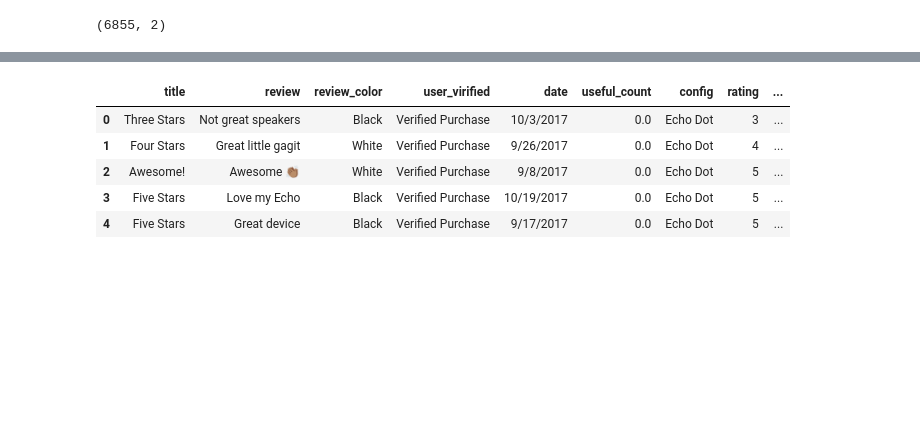
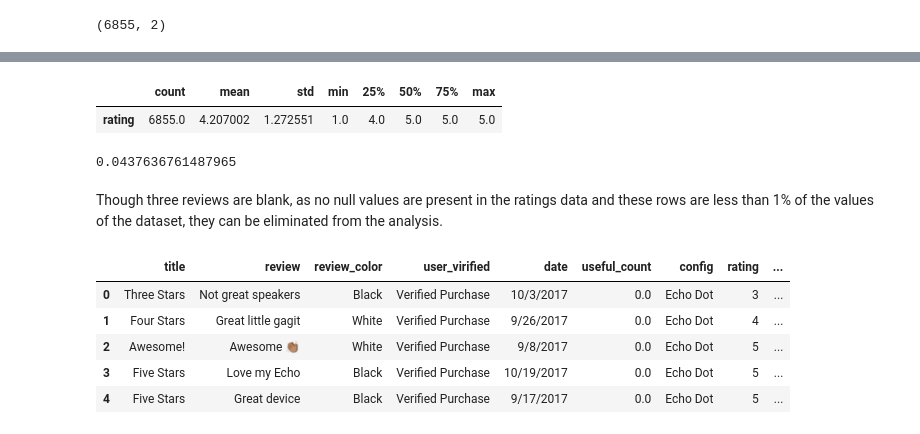
Before and after one commit to diedrebrown/predictionwithalexareviews, a Jupyter notebook: eda+datacleaning2.ipynb, the cells around one changed output, grey strips where cells are left out. Cells and saved outputs as stored; diff of their text form; code cells hidden in the pictures; blank space fills up the shorter version.

```diff
--- a/eda+datacleaning2.ipynb
+++ b/eda+datacleaning2.ipynb
@@ -137,3 +152,16 @@ df_test.shape
+# %%
+# Get summary statistics of the rating column
+df_train.describe().T
+# %% [output]
+|  | count | mean | std | min | 25% | 50% | 75% | max |
+| rating | 6855.0 | 4.207002 | 1.272551 | 1.0 | 4.0 | 5.0 | 5.0 | 5.0 |
+# %%
+# perctage of missing reviews to overall data
+(3/6855)*100
+# %% [output]
+0.0437636761487965
+# %% [markdown]
+Though three reviews are blank, as no null values are present in the ratings data and these rows are less than 1% of the values of the dataset, they can be eliminated from the analysis.
 # %%
 # Drop url column and rename columns
 df_train_raw = df_train_raw.drop(columns = ['Pageurl'])
```
Also changed, not shown: parts of 33 cells of this notebook, 7 other files.
